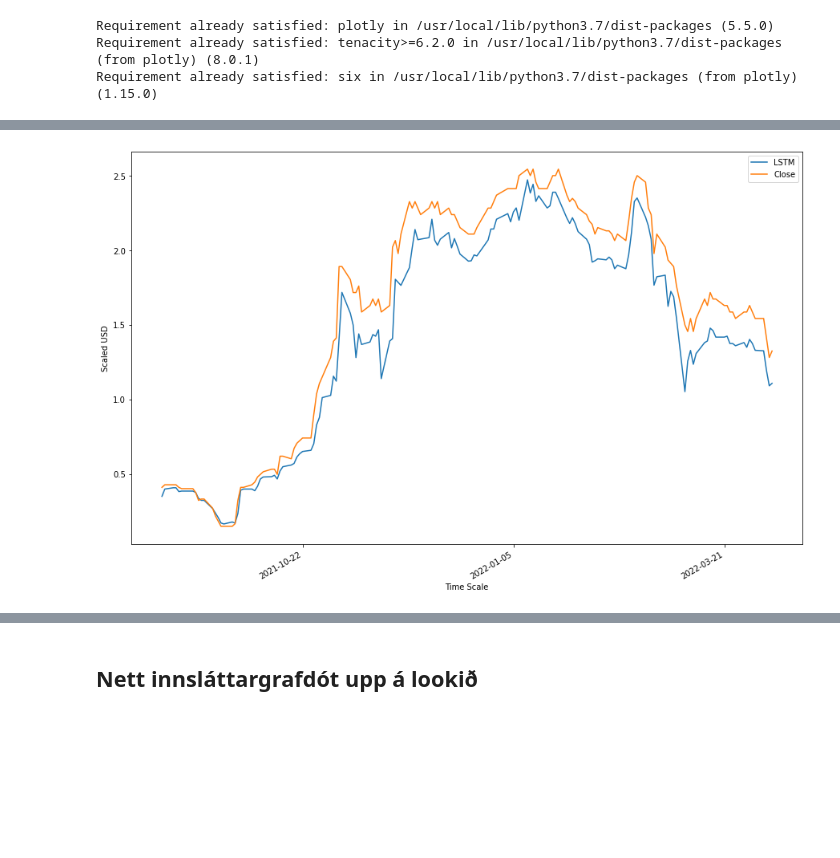
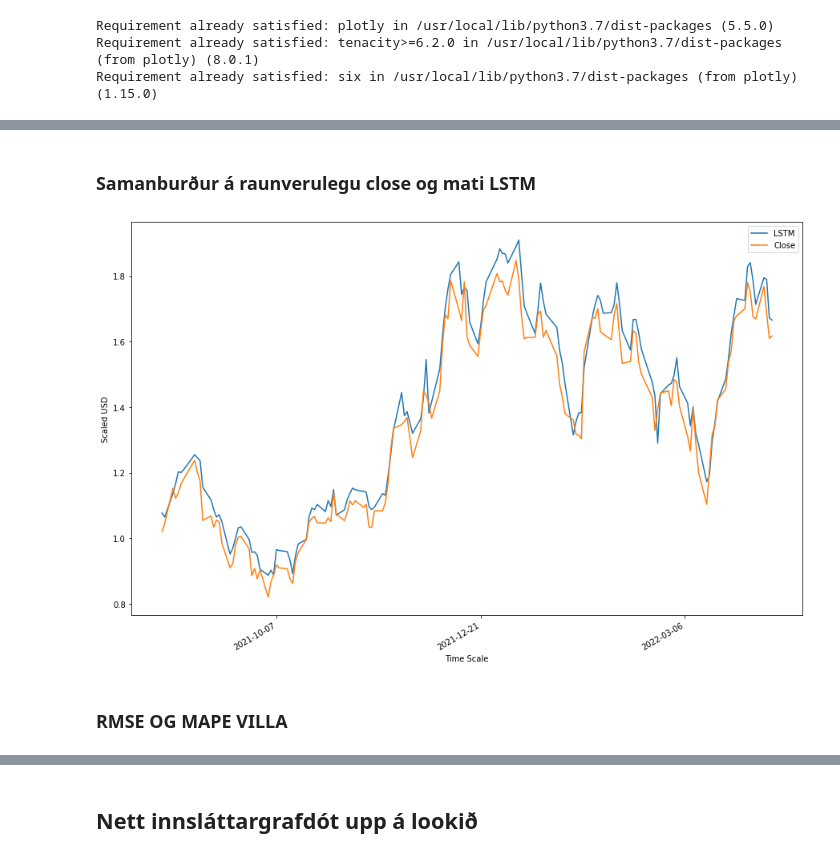
Before and after one commit to Orri050/Lokaverkefni, a Jupyter notebook: Lokaverkefni.ipynb, the cells around one changed output, grey strips where cells are left out. Cells and saved outputs as stored; diff of their text form; code cells hidden in the pictures; blank space fills up the shorter version.

```diff
--- a/Lokaverkefni.ipynb
+++ b/Lokaverkefni.ipynb
@@ -44,0 +55,3 @@ stock = yf.Ticker('SYN.IC')
+# %%
+data = yf.download(tickers=choice, start="2019-03-04", end="2022-04-30", interval='1d')
+#data = yf.download(tickers=choice, period = 'max', interval = '1d', rounding= True)
@@ -45,5 +66,8 @@ stock = yf.Ticker('SYN.IC')
+# %%
+yf.pdr_override()
+stock = yf.Ticker(choice)
 # %%
-stockh = stock.history(period='max',start="2019-03-04",end="2022-04-08", interval='1d')
+stockh = stock.history(period='max',start="2019-03-04",end="2022-04-30", interval='1d')
 #stockh = stock.history(period='max', interval='1d')
 stockh
 # %% [output]
@@ -122,4 +164,4 @@ plt.show()
 # %%
-target_y = stockh['Close']
-X_feat= stockh.iloc[:,0:4]
-h_feat=stockh.iloc[:,3]
+target_y = data['Adj Close']
+X_feat= data.iloc[:,0:5]
+h_feat=data.iloc[:,4]
@@ -189,21 +266,25 @@ ypr=ypr.reshape(-1)
+# %% [markdown]
+### Samanburður á raunverulegu close og mati LSTM
 # %%
 plt.figure(figsize=(15,10))
 plt.gca().xaxis.set_major_formatter(mdates.DateFormatter('%Y-%m-%d'))
 plt.gca().xaxis.set_major_locator(mdates.DayLocator(interval=75))
 k=len(Xtr)
 x_dates=stockh_dates[k:]
-h=stockh['Close']
+#h=stockh['Close']
 h=h_ft[k:]
 #h=h[k:]
 plt.plot(x_dates, ypr, label='LSTM')
 plt.plot(x_dates, h, label='Close')
 plt.xlabel('Time Scale')
 plt.ylabel('Scaled USD')
 plt.legend()
 plt.gcf().autofmt_xdate()
 plt.show()
 # %% [output]
-[figure, old version]
+[figure, new version]
+# %% [markdown]
+### RMSE OG MAPE VILLA
 # %%
 rmse=mean_squared_error(ytst,ypr,squared=False)
 mape=mean_absolute_percentage_error(ytst,ypr)
```
Also changed, not shown: parts of 111 cells of this notebook.
